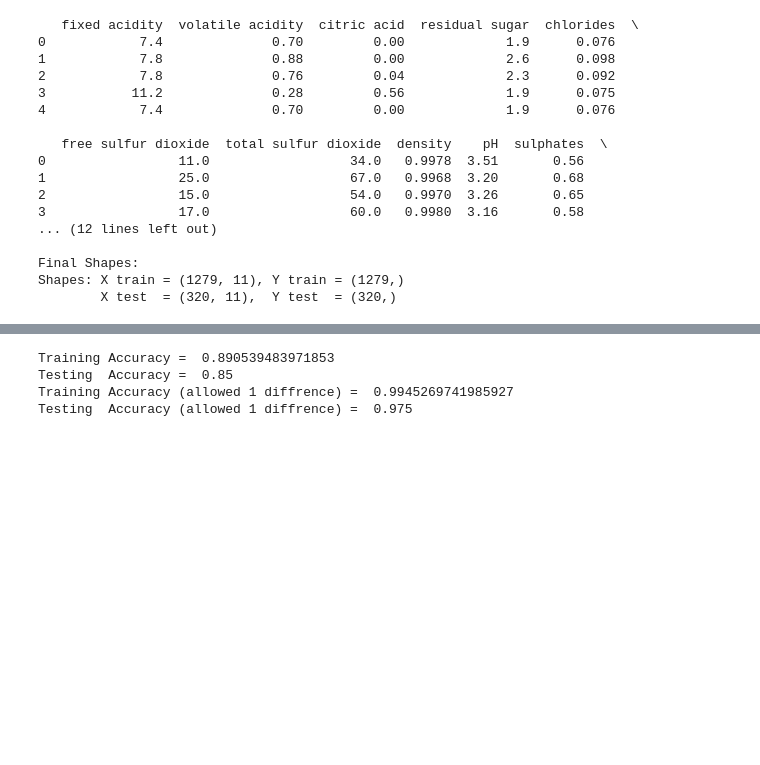
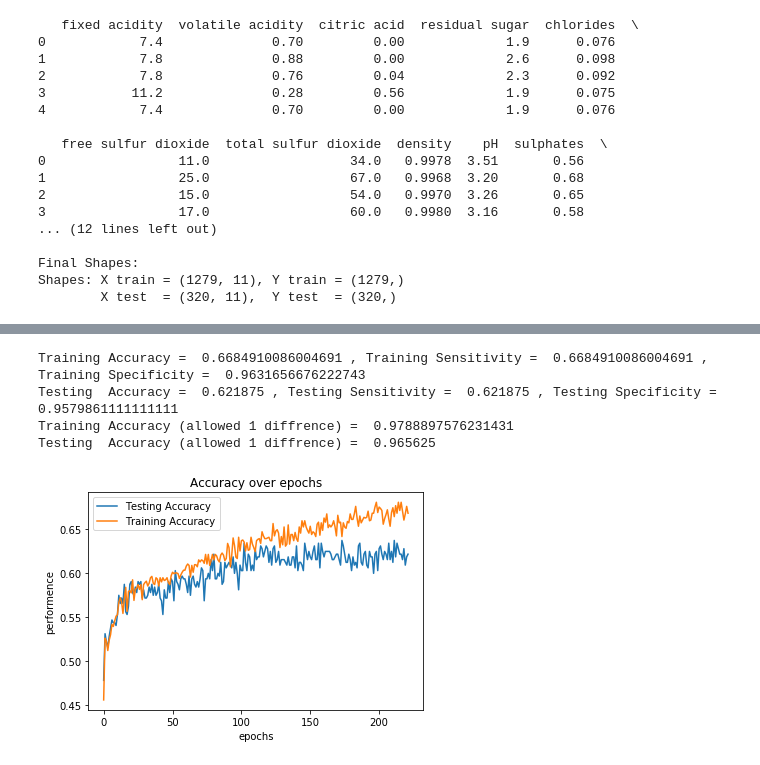
Before and after one commit to dtborders/BME_Datascience, a Jupyter notebook: ComputationalBME/quizzes/finproj/Final_Project_v2.ipynb, the cells around one changed output, grey strips where cells are left out. Drawn from its saved outputs; the diff is of its cells as text; code cells hidden in the pictures; blank space fills up the shorter version.

```diff
--- a/ComputationalBME/quizzes/finproj/Final_Project_v2.ipynb
+++ b/ComputationalBME/quizzes/finproj/Final_Project_v2.ipynb
@@ -111,50 +183,94 @@ Testing  Accuracy =  0.559375
 from keras.models import Sequential
 from keras.layers import Dense, Dropout
 
+def get_acc_ml(x, y, allow_diff=0):
+    preds = model_ml.predict(x)
+    crr=0
+    tps=tns=fps=fns=0
+    num_classes = y.shape[1]
+    for xx, yy in zip(preds, y):
+        xxp = np.argmax(xx)
+        yyp = np.argmax(yy)
+        if abs(xxp-yyp)<=allow_diff:
+            crr+=1
+
+        if xxp==yyp:
+            tps+=1
+            tns+=num_classes-1
+        else:
+            fps+=1
+            tns+=num_classes-2
+            fns+=1
+
+    accrc = float(crr)/len(y)
+    sensc = float(tps)/(tps+fns)
+    spesc = float(tns)/(fps+tns)
+
+    return accrc, sensc, spesc
 
 # Make one hot encodings of the ys
 ys_tr_oh = np.zeros((len(ys_tr), 10))
 ys_ts_oh = np.zeros((len(ys_ts), 10))
 
 for i, n in enumerate(ys_tr):
     ys_tr_oh[i, n-1]=1
 
 for i, n in enumerate(ys_ts):
     ys_ts_oh[i, n-1]=1
 
 hddn_units = 128
 model_ml = Sequential([
     Dense(hddn_units, activation='relu'),
     Dropout(.5),
     Dense(hddn_units, activation='relu'),
     Dropout(.5),
-    Dense(64, activation='relu'),
+    Dense(hddn_units, activation='relu'),
     Dropout(.25),
     Dense(10, activation='softmax')
 ])
 model_ml.compile(optimizer='adam', loss='categorical_crossentropy')
 
-model_ml.fit(xs_tr, ys_tr_oh, epochs=500, verbose=0)
+eps = 222
 
+accs_ts = []
+accs_tr = []
+sens = []
+spes = []
+for ee in range(eps):
+    model_ml.fit(xs_tr, ys_tr_oh, initial_epoch=ee, epochs=ee+1, verbose=0)
+    accr, sensc, spesc = get_acc_ml(xs_ts, ys_ts_oh)
+    accs_ts.append(accr)
+    sens.append(sensc)
+    spes.append(spesc)
 
-def get_acc_ml(x, y, allow_diff=0):
-    preds = model_ml.predict(x)
-    crr=0
-    for xx, yy in zip(preds, y):
-        if (np.argmax(xx)-np.argmax(yy))<=allow_diff:
-            crr+=1
+    accs_tr.append(get_acc_ml(xs_tr, ys_tr_oh)[0])
 
+plt.figure()
+plt.title("Accuracy over epochs")
+plt.xlabel("epochs")
+plt.ylabel("performence")
+plt.plot(accs_ts)
+plt.plot(accs_tr)
+plt.legend(["Testing Accuracy", "Training Accuracy"])
 
+plt.figure()
+plt.title("Sensitivity and specitivity over epochs")
+plt.xlabel("epochs")
+plt.ylabel("performence")
+plt.plot(sens)
+plt.plot(spes)
+plt.legend(["Testing Sensitivity", "Testing Specificity"])
 
-    return crr/len(y)
+tr_acc, tr_sens, tr_spes = get_acc_ml(xs_tr, ys_tr_oh)
+ts_acc, ts_sens, ts_spes = get_acc_ml(xs_ts, ys_ts_oh)
+print("Training Accuracy = ", tr_acc, ", Training Sensitivity = ", tr_sens, ", Training Specificity = ", tr_spes)
+print("Testing  Accuracy = ", ts_acc, ", Testing Sensitivity = ", ts_sens, ", Testing Specificity = ", ts_spes)
 
-print("Training Accuracy = ", get_acc_ml(xs_tr, ys_tr_oh))
-print("Testing  Accuracy = ", get_acc_ml(xs_ts, ys_ts_oh))
-
-print("Training Accuracy (allowed 1 diffrence) = ", get_acc_ml(xs_tr, ys_tr_oh, allow_diff=1))
-print("Testing  Accuracy (allowed 1 diffrence) = ", get_acc_ml(xs_ts, ys_ts_oh, allow_diff=1))
+print("Training Accuracy (allowed 1 diffrence) = ", get_acc_ml(xs_tr, ys_tr_oh, allow_diff=1)[0])
+print("Testing  Accuracy (allowed 1 diffrence) = ", get_acc_ml(xs_ts, ys_ts_oh, allow_diff=1)[0])
 # %% [output]
-Training Accuracy =  0.890539483971853
-Testing  Accuracy =  0.85
-Training Accuracy (allowed 1 diffrence) =  0.9945269741985927
-Testing  Accuracy (allowed 1 diffrence) =  0.975
+Training Accuracy =  0.6684910086004691 , Training Sensitivity =  0.6684910086004691 , Training Specificity =  0.9631656676222743
+Testing  Accuracy =  0.621875 , Testing Sensitivity =  0.621875 , Testing Specificity =  0.9579861111111111
+Training Accuracy (allowed 1 diffrence) =  0.9788897576231431
+Testing  Accuracy (allowed 1 diffrence) =  0.965625
+[figure, added]
```
Also changed, not shown: parts of 16 cells of this notebook.
